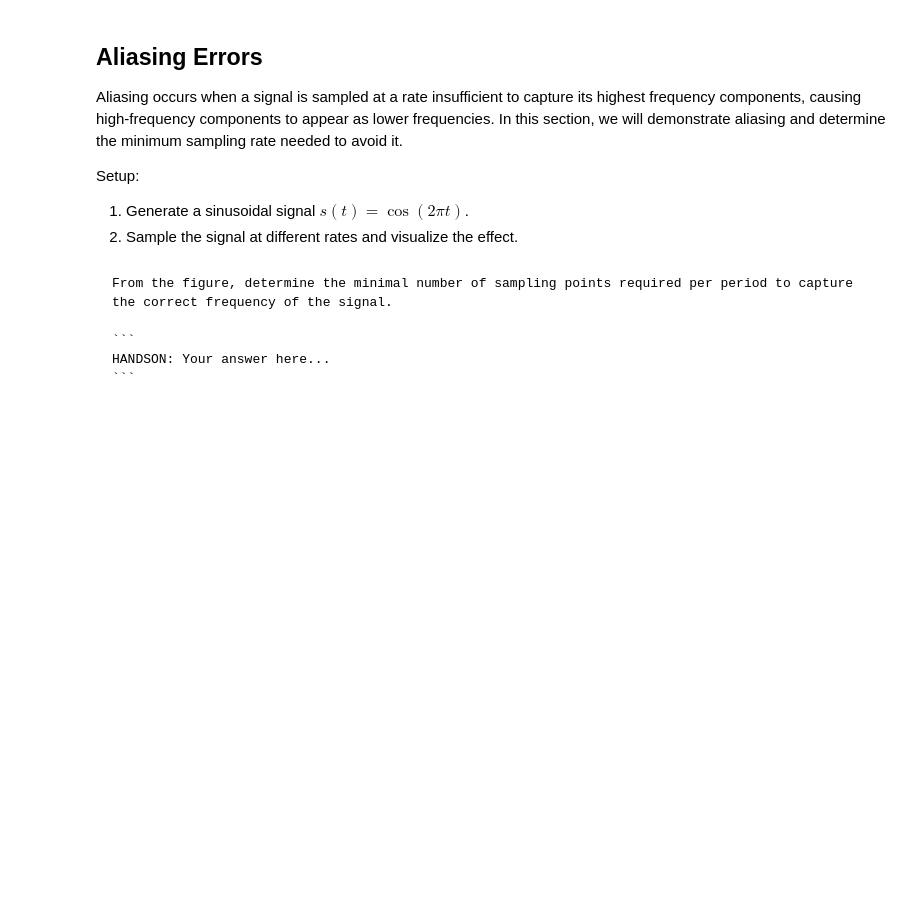
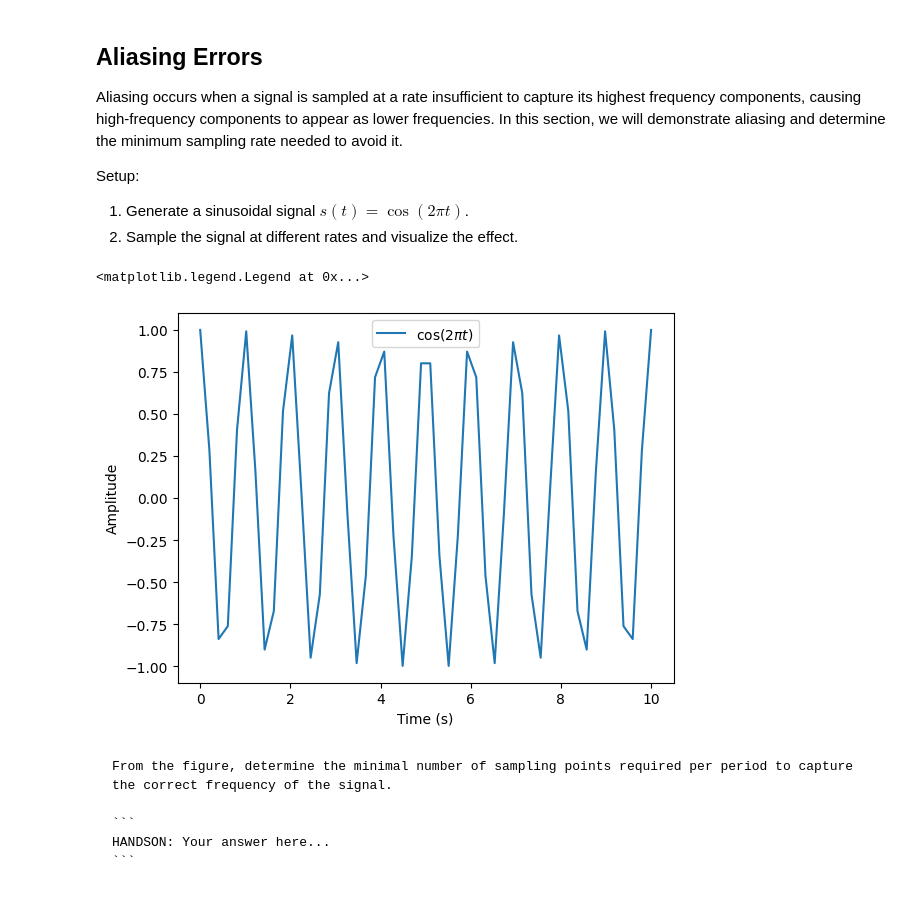
Before and after one commit to ASamaco/ua-2025-phys305, a Jupyter notebook: docs/04/lab.ipynb, the cells around one changed output. Cells and saved outputs as stored; diff of their text form; code cells hidden in the pictures; blank space fills up the shorter version.

```diff
--- a/docs/04/lab.ipynb
+++ b/docs/04/lab.ipynb
@@ -13,17 +13,20 @@ Setup:
 from matplotlib import pyplot as plt
 import numpy as np
 # %%
-t = np.linspace(0, 10, num=2000) # use very high sampling rate to approximate the analytic function
+t = np.linspace(0, 10, num=50) # use very high sampling rate to approximate the analytic function
 s = np.cos(2 * np.pi * t) # periodic is 1
 plt.plot(t, s, label=r'$\cos(2\pi t)$')
 
 # HANDSON: write a loop to loop over different sampling rates
-# for ...:
-#    t = np.linspace(...)
-#    s = np.cos(2 * np.pi * t)
-#    plt.plot(t, s, label=...)
+#for n in num:
+#plt.plot(t, s, label=r'$\cos(2\pi t)$')
+
+
 
 plt.xlabel('Time (s)')
 plt.ylabel('Amplitude')
 plt.legend()
+# %% [output]
+<matplotlib.legend.Legend at 0x...>
+[figure, added]
 # %% [markdown]
```
Also changed, not shown: parts of 2 cells of this notebook, 1 other file.
